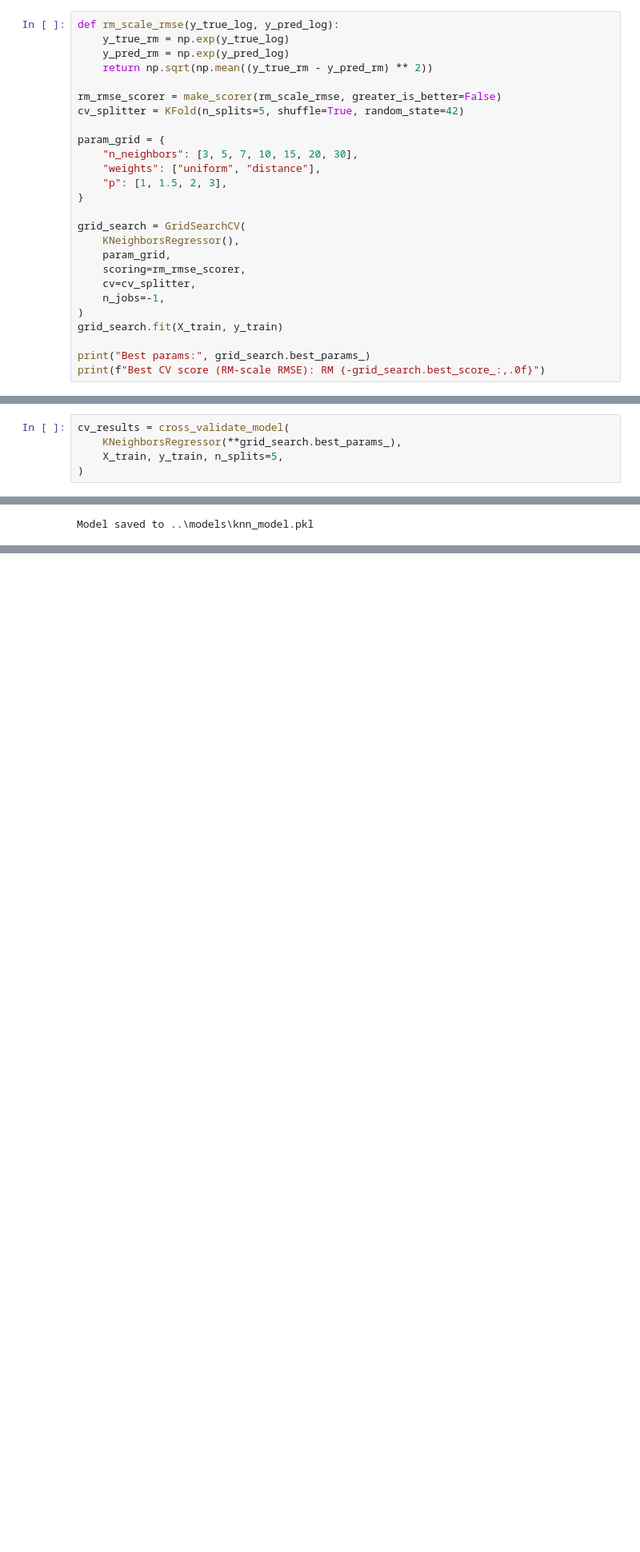
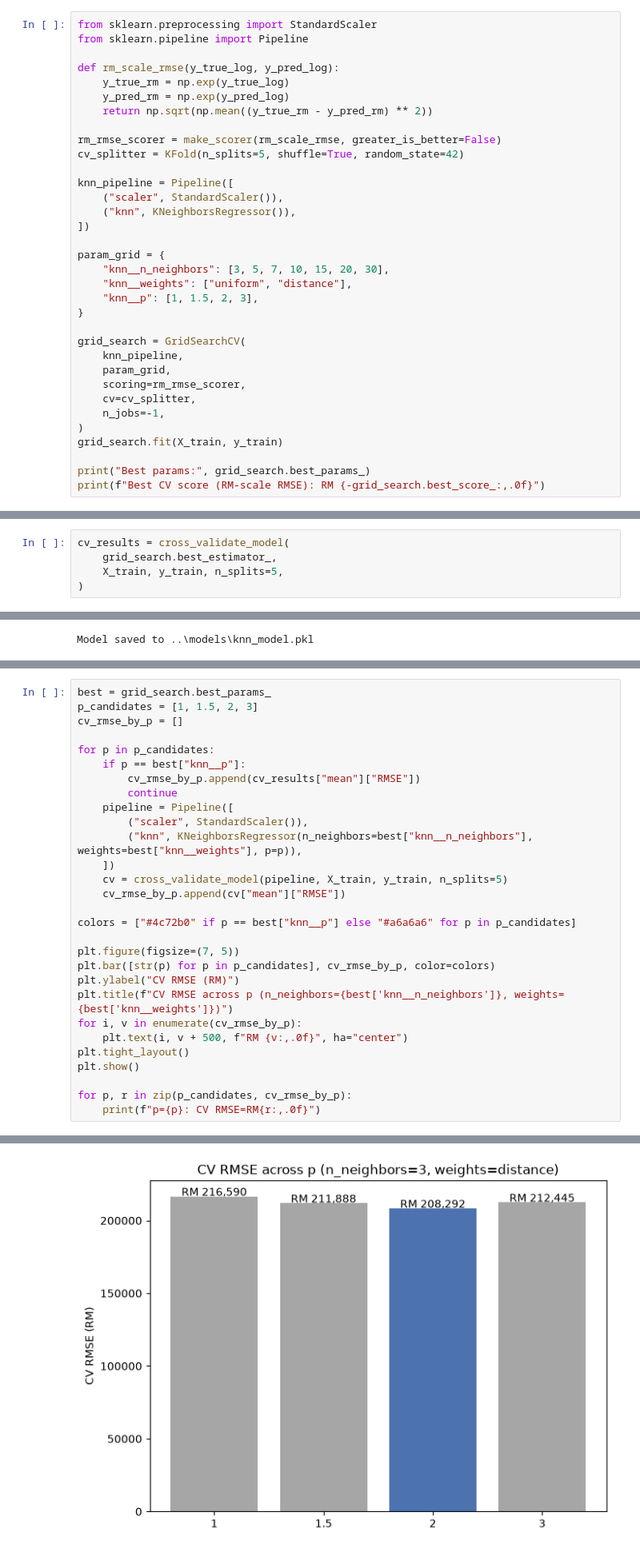
Before and after one commit to Lowzh5/Malaysian-Condominium-Prices-Data, a Jupyter notebook: src/model_knn.ipynb, the cells around one changed output, grey strips where cells are left out. Shown at 80% size. Drawn from its saved outputs; the diff is of its cells as text; blank space fills up the shorter version.

```diff
--- a/src/model_knn.ipynb
+++ b/src/model_knn.ipynb
@@ -50,4 +37,7 @@ The model was tuned using `GridSearchCV` with 5-fold cross-validation on `X_trai
 # %%
+from sklearn.preprocessing import StandardScaler
+from sklearn.pipeline import Pipeline
+
 def rm_scale_rmse(y_true_log, y_pred_log):
     y_true_rm = np.exp(y_true_log)
     y_pred_rm = np.exp(y_pred_log)
@@ -56,14 +46,19 @@ def rm_scale_rmse(y_true_log, y_pred_log):
 rm_rmse_scorer = make_scorer(rm_scale_rmse, greater_is_better=False)
 cv_splitter = KFold(n_splits=5, shuffle=True, random_state=42)
 
+knn_pipeline = Pipeline([
+    ("scaler", StandardScaler()),
+    ("knn", KNeighborsRegressor()),
+])
+
 param_grid = {
-    "n_neighbors": [3, 5, 7, 10, 15, 20, 30],
-    "weights": ["uniform", "distance"],
-    "p": [1, 1.5, 2, 3],
+    "knn__n_neighbors": [3, 5, 7, 10, 15, 20, 30],
+    "knn__weights": ["uniform", "distance"],
+    "knn__p": [1, 1.5, 2, 3],
 }
 
 grid_search = GridSearchCV(
-    KNeighborsRegressor(),
+    knn_pipeline,
     param_grid,
     scoring=rm_rmse_scorer,
     cv=cv_splitter,
@@ -83,6 +78,6 @@ Run on `X_train` only (`X_test` stays untouched), using the same fold split as t
 # %%
 cv_results = cross_validate_model(
-    KNeighborsRegressor(**grid_search.best_params_),
+    grid_search.best_estimator_,
     X_train, y_train, n_splits=5,
 )
 # %% [output]
@@ -163,0 +225,30 @@ Model saved to ..\models\knn_model.pkl
+# %%
+best = grid_search.best_params_
+p_candidates = [1, 1.5, 2, 3]
+cv_rmse_by_p = []
+
+for p in p_candidates:
+    if p == best["knn__p"]:
+        cv_rmse_by_p.append(cv_results["mean"]["RMSE"])
+        continue
+    pipeline = Pipeline([
+        ("scaler", StandardScaler()),
+        ("knn", KNeighborsRegressor(n_neighbors=best["knn__n_neighbors"], weights=best["knn__weights"], p=p)),
+    ])
+    cv = cross_validate_model(pipeline, X_train, y_train, n_splits=5)
+    cv_rmse_by_p.append(cv["mean"]["RMSE"])
+
+colors = ["#4c72b0" if p == best["knn__p"] else "#a6a6a6" for p in p_candidates]
+
+plt.figure(figsize=(7, 5))
+plt.bar([str(p) for p in p_candidates], cv_rmse_by_p, color=colors)
+plt.ylabel("CV RMSE (RM)")
+plt.title(f"CV RMSE across p (n_neighbors={best['knn__n_neighbors']}, weights={best['knn__weights']})")
+for i, v in enumerate(cv_rmse_by_p):
+    plt.text(i, v + 500, f"RM {v:,.0f}", ha="center")
+plt.tight_layout()
+plt.show()
+
+for p, r in zip(p_candidates, cv_rmse_by_p):
+    print(f"p={p}: CV RMSE=RM{r:,.0f}")
+# %% [output]
@@ -163,0 +270 @@ Model saved to ..\models\knn_model.pkl
+[figure, added]
```
Also changed, not shown: parts of 15 cells of this notebook, 1 other file.
